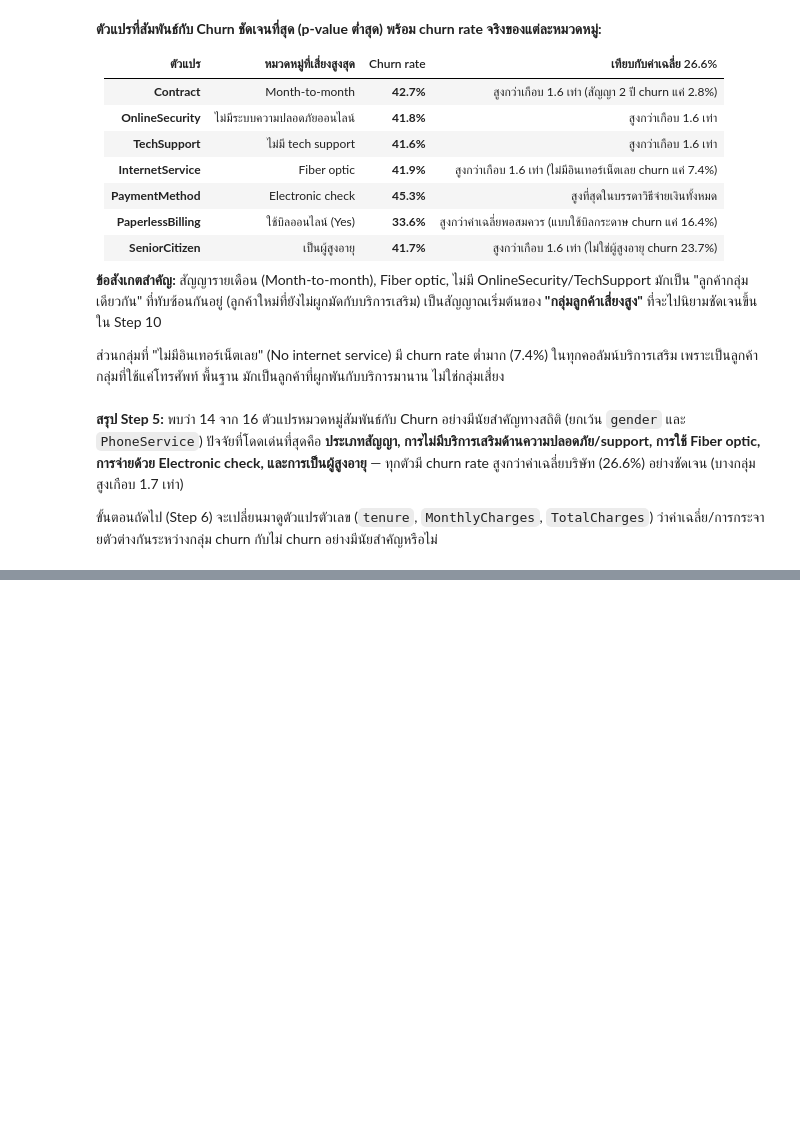
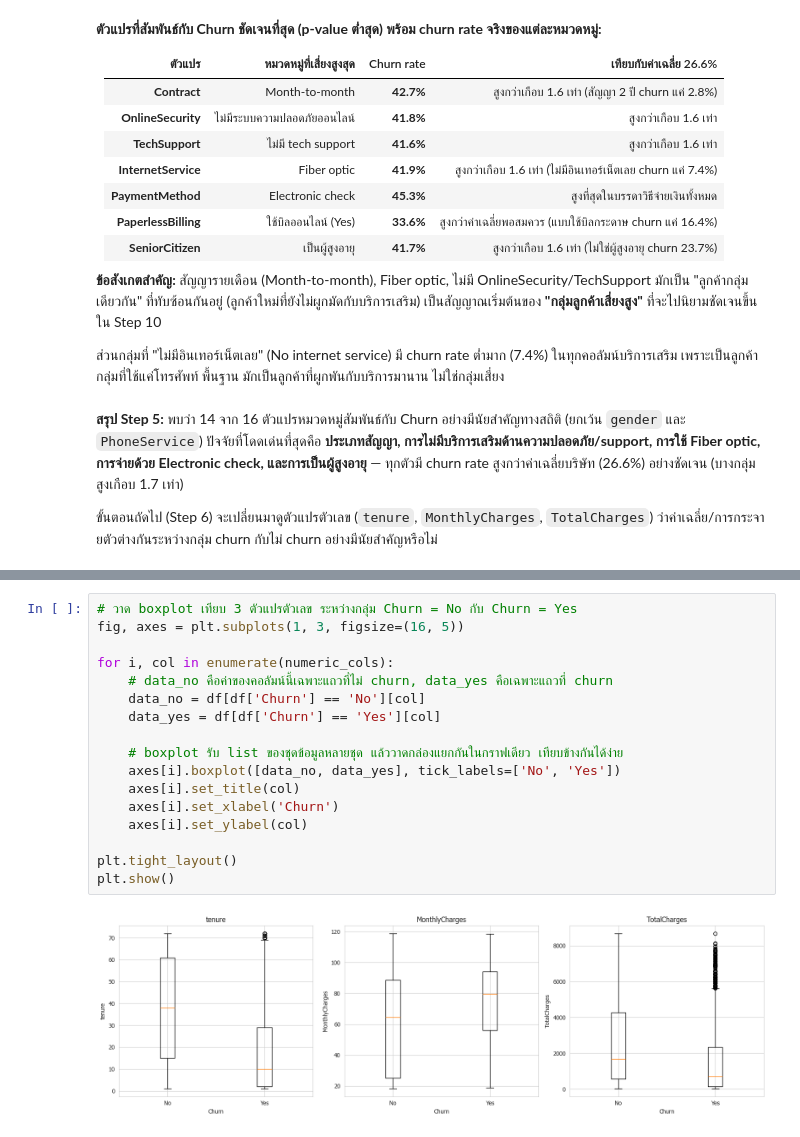
Before and after one commit to thitiwutsuk/Telco-Customer-Churn, a Jupyter notebook: telco_churn_eda.ipynb, the cells around one changed output, grey strips where cells are left out. Saved outputs shown, nothing was run; the diff lists cells and outputs as text; blank space fills up the shorter version.

```diff
--- a/telco_churn_eda.ipynb
+++ b/telco_churn_eda.ipynb
@@ -589,0 +604,19 @@ churn กับไม่ churn อย่างมีนัยสำคัญห
+# %%
+# วาด boxplot เทียบ 3 ตัวแปรตัวเลข ระหว่างกลุ่ม Churn = No กับ Churn = Yes
+fig, axes = plt.subplots(1, 3, figsize=(16, 5))
+
+for i, col in enumerate(numeric_cols):
+    # data_no คือค่าของคอลัมน์นี้เฉพาะแถวที่ไม่ churn, data_yes คือเฉพาะแถวที่ churn
+    data_no = df[df['Churn'] == 'No'][col]
+    data_yes = df[df['Churn'] == 'Yes'][col]
+
+    # boxplot รับ list ของชุดข้อมูลหลายชุด แล้ววาดกล่องแยกกันในกราฟเดียว เทียบข้างกันได้ง่าย
+    axes[i].boxplot([data_no, data_yes], tick_labels=['No', 'Yes'])
+    axes[i].set_title(col)
+    axes[i].set_xlabel('Churn')
+    axes[i].set_ylabel(col)
+
+plt.tight_layout()
+plt.show()
+# %% [output]
+[figure, added]
```
Also changed, not shown: parts of 5 cells of this notebook, 2 other files.
